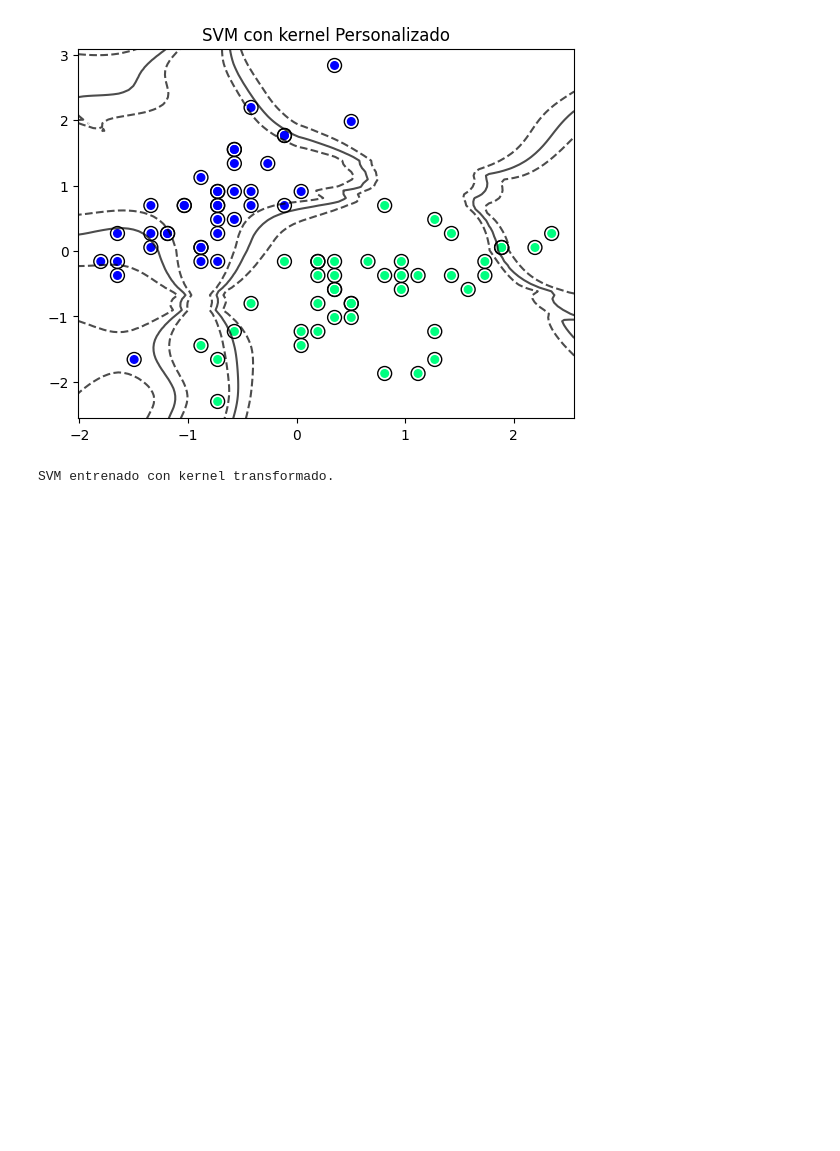
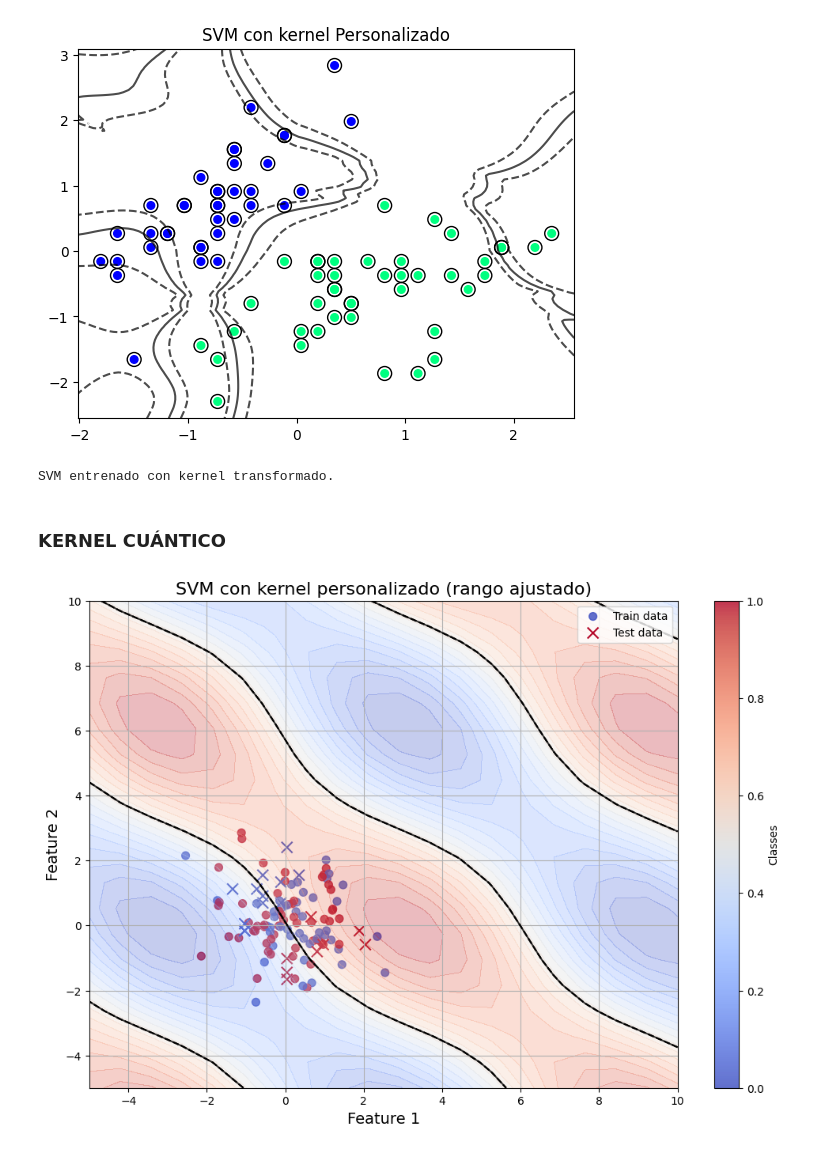
Before and after one commit to PabloMendieta03/Quantum-Programming, a Jupyter notebook: Programas/SVM/qiskitclassicsvm.ipynb, the cells around one changed output. Drawn from its saved outputs; the diff is of its cells as text; code cells hidden in the pictures; blank space fills up the shorter version.

```diff
--- a/Programas/SVM/qiskitclassicsvm.ipynb
+++ b/Programas/SVM/qiskitclassicsvm.ipynb
@@ -341,3 +339,5 @@ svm_lineal.fit(kernel_transformed, y_train)
 print("SVM entrenado con kernel transformado.")
 # %% [output]
 SVM entrenado con kernel transformado.
+# %% [markdown]
+### KERNEL CUÁNTICO
@@ -343,0 +434,5 @@ SVM entrenado con kernel transformado.
+# %%
+# Graficar la clasificación para el kernel personalizado con límites ajustados
+graficar_clasificacion(svm_personalizado, X_train, y_train[:100], X_test, y_test[:100], "SVM con kernel personalizado (rango ajustado)", kernel_personalizado)
+# %% [output]
+[figure, added]
```
Also changed, not shown: parts of 2 cells of this notebook, 3 other files.
